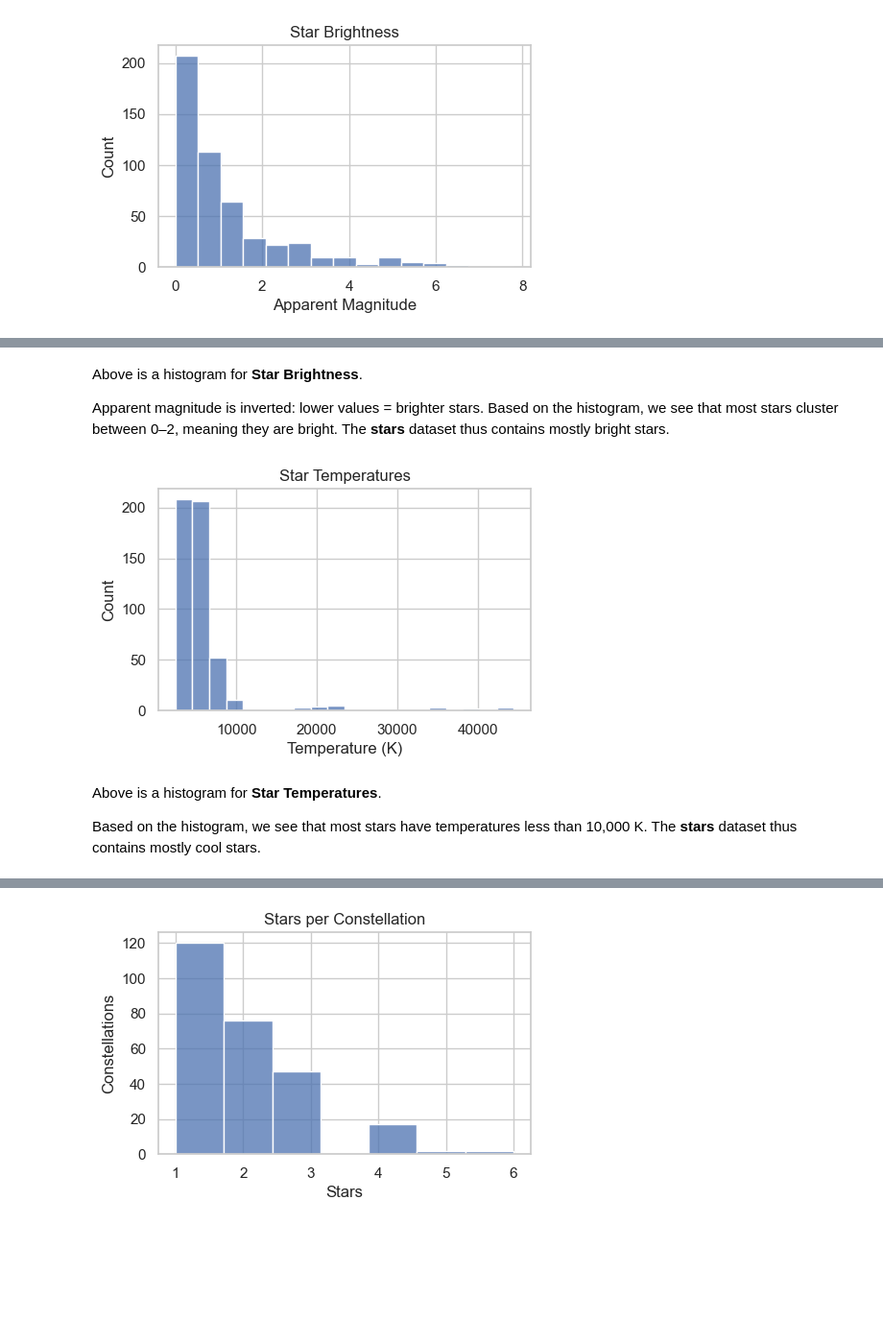
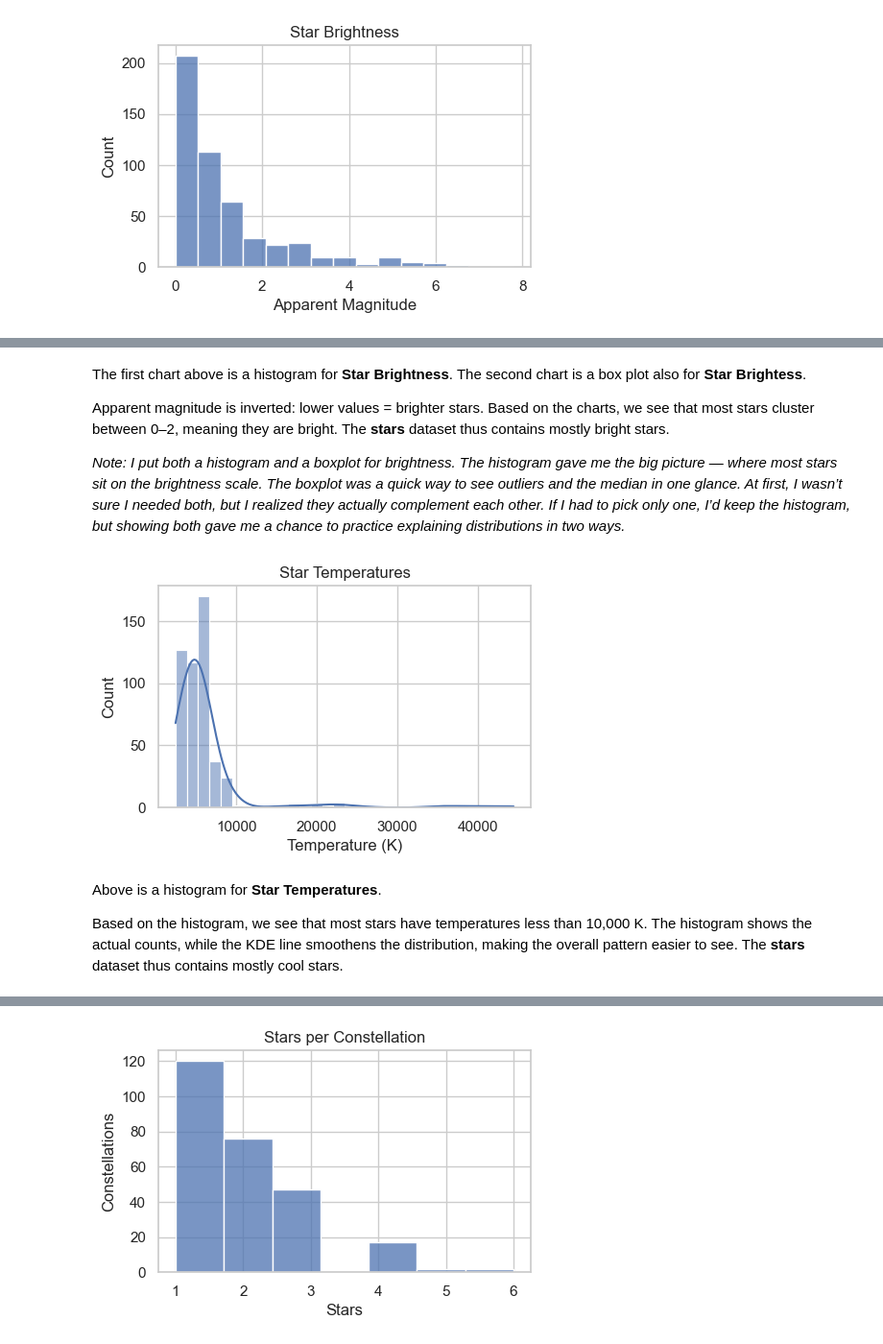
Before and after one commit to toy-soldier/starzz-dashboard, a Jupyter notebook: notebooks/03_descriptive_stats.ipynb, the cells around one changed output, grey strips where cells are left out. Shown: that part at 96% size. Saved outputs shown, nothing was run; the diff lists cells and outputs as text; code cells hidden in the pictures; blank space fills up the shorter version.

Commit message:
added charts for descriptive stats

```diff
--- a/notebooks/03_descriptive_stats.ipynb
+++ b/notebooks/03_descriptive_stats.ipynb
@@ -29,19 +37,21 @@ plt.show()
 # %% [markdown]
-Above is a histogram for **Star Brightness**.
+The first chart above is a histogram for **Star Brightness**.  The second chart is a box plot also for **Star Brightess**.
 
-Apparent magnitude is inverted: lower values = brighter stars.  Based on the histogram, we see that most stars cluster between 0–2, meaning they are bright.  The **stars** dataset thus contains mostly bright stars.
+Apparent magnitude is inverted: lower values = brighter stars.  Based on the charts, we see that most stars cluster between 0–2, meaning they are bright.  The **stars** dataset thus contains mostly bright stars.
+
+*Note: I put both a histogram and a boxplot for brightness. The histogram gave me the big picture — where most stars sit on the brightness scale. The boxplot was a quick way to see outliers and the median in one glance. At first, I wasn’t sure I needed both, but I realized they actually complement each other. If I had to pick only one, I’d keep the histogram, but showing both gave me a chance to practice explaining distributions in two ways.*
 # %%
 plt.figure(figsize=(5, 3))
-sns.histplot(df_stars["temperature_k"], bins=20)
+sns.histplot(df_stars["temperature_k"], bins=30, kde=True)
 plt.title("Star Temperatures")
 plt.xlabel("Temperature (K)")
 plt.ylabel("Count")
 plt.show()
 # %% [output]
-[figure, old version]
+[figure, new version]
 # %% [markdown]
 Above is a histogram for **Star Temperatures**.
 
-Based on the histogram, we see that most stars have temperatures less than 10,000 K.  The **stars** dataset thus contains mostly cool stars.
+Based on the histogram, we see that most stars have temperatures less than 10,000 K.  The histogram shows the actual counts, while the KDE line smoothens the distribution, making the overall pattern easier to see.  The **stars** dataset thus contains mostly cool stars.
 # %%
 plt.figure(figsize=(5, 3))
```
Also changed, not shown: parts of 5 cells of this notebook, 4 other files.
